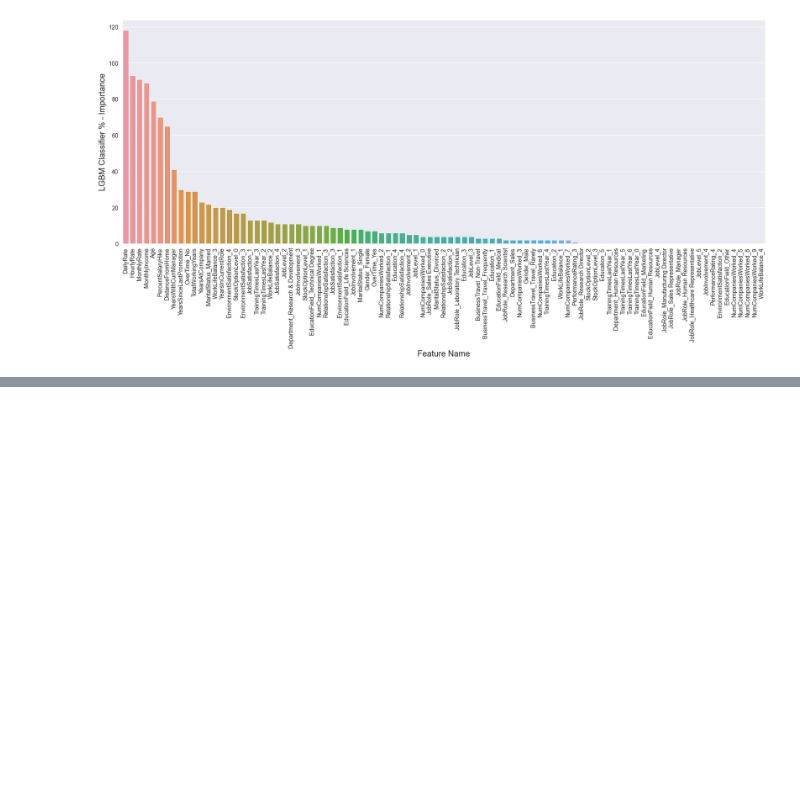
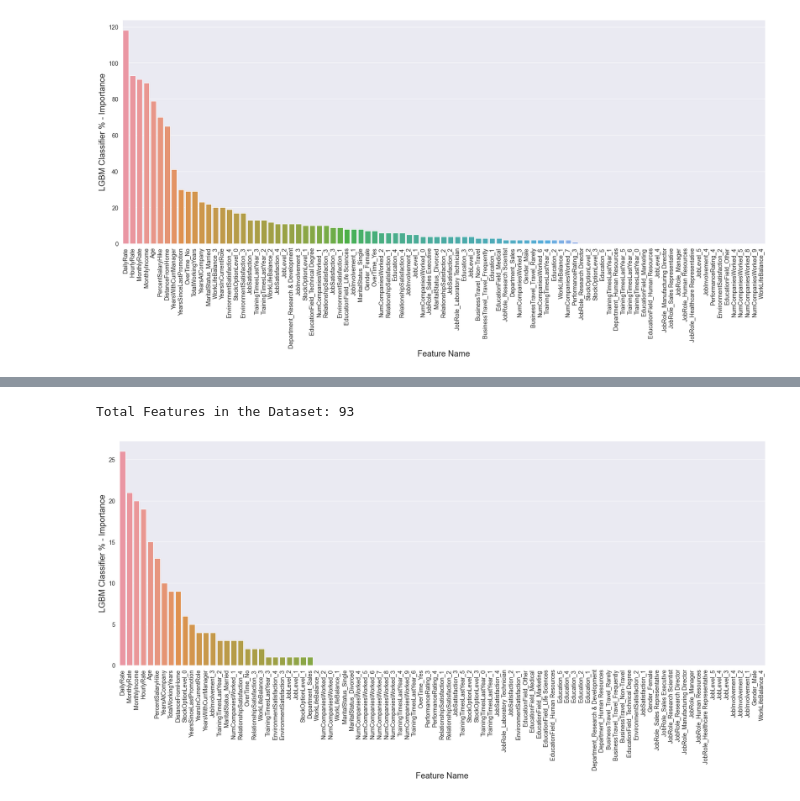
Before and after one commit to SirErikPak/Profolio, a Jupyter notebook: HR_Attrition.ipynb, the cells around one changed output, grey strips where cells are left out. Drawn from its saved outputs; the diff is of its cells as text; code cells hidden in the pictures; blank space fills up the shorter version.

```diff
--- a/HR_Attrition.ipynb
+++ b/HR_Attrition.ipynb
@@ -1623,0 +1754,19 @@ Total Features in the Dataset: 93
+# %%
+sns.reset_orig()
+#
+df_ = pd.DataFrame(lgbm_BO.feature_importances_, index=X.columns,
+                  columns=["LGBM %-importance"])
+#
+df_.reset_index(inplace=True)
+df_.sort_values('LGBM %-importance', ascending=False, inplace=True)
+#
+sns.set(rc = {'figure.figsize':(28,10)}, font_scale = 1.3)
+plot=sns.barplot(data=df_,  x="index", y="LGBM %-importance")
+plt.setp(plot.get_xticklabels(), rotation=90)
+plot.set_xlabel("Feature Name", fontsize = 20)
+plot.set_ylabel("LGBM Classifier % - Importance", fontsize = 20);
+#
+print('Total Features in the Dataset: ' + str(df_['index'].count()))
+# %% [output]
+Total Features in the Dataset: 93
+[figure, added]
```
Also changed, not shown: parts of 3 cells of this notebook.
